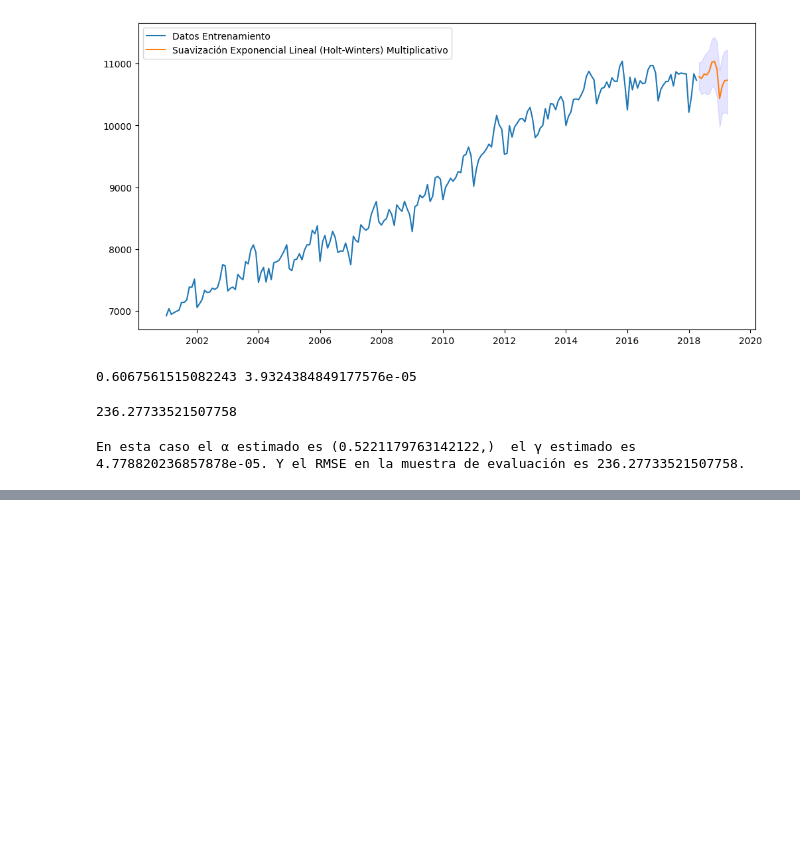
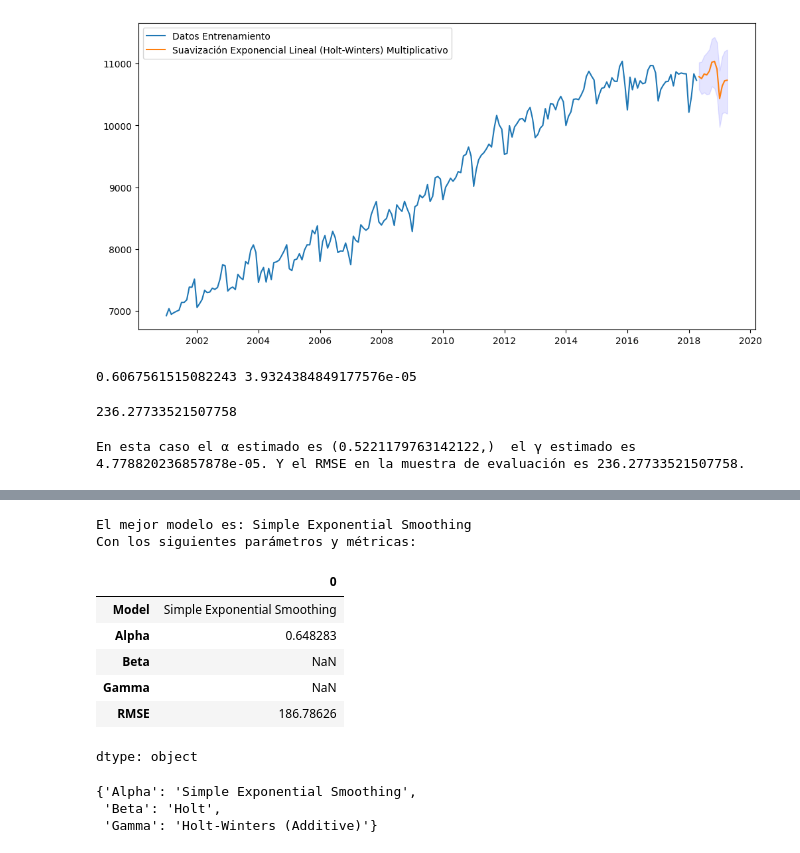
Before and after one commit to cam2149/MachineLearningIII, a Jupyter notebook: fundamentos_de_analítica_ejercicio1.ipynb, the cells around one changed output, grey strips where cells are left out. Saved outputs shown, nothing was run; the diff lists cells and outputs as text; code cells hidden in the pictures; blank space fills up the shorter version.

```diff
--- a/fundamentos_de_analítica_ejercicio1.ipynb
+++ b/fundamentos_de_analítica_ejercicio1.ipynb
@@ -430,0 +550,32 @@ En esta caso el α estimado es (0.5221179763142122,)  el γ estimado es 4.778820
+# %%
+# Combinamos ambos dataframes para facilitar la comparación
+combined_df = pd.merge(metricas_df, rmse_df, on='Model')
+# Encontramos el modelo con el menor RMSE
+best_model = combined_df.loc[combined_df['RMSE'].idxmin()]
+# Imprimimos los resultados del mejor modelo
+print(f"El mejor modelo es: {best_model['Model']}")
+print("Con los siguientes parámetros y métricas:")
+best_model
+# %% [output]
+El mejor modelo es: Simple Exponential Smoothing
+Con los siguientes parámetros y métricas:
+|  | 0 |
+| Model | Simple Exponential Smoothing |
+| Alpha | 0.648283 |
+| Beta | NaN |
+| Gamma | NaN |
+| RMSE | 186.78626 |
+dtype: object
+# %%
+best_models = {}
+# Iterate through each parameter
+for col in ['Alpha', 'Beta', 'Gamma']:
+    # Find the model with the highest value for the current parameter
+    best_model = metricas_df.loc[metricas_df[col].idxmax(), 'Model']
+    best_models[col] = best_model
+
+best_models
+# %% [output]
+{'Alpha': 'Simple Exponential Smoothing',
+ 'Beta': 'Holt',
+ 'Gamma': 'Holt-Winters (Additive)'}
```
Also changed, not shown: parts of 20 cells of this notebook.
